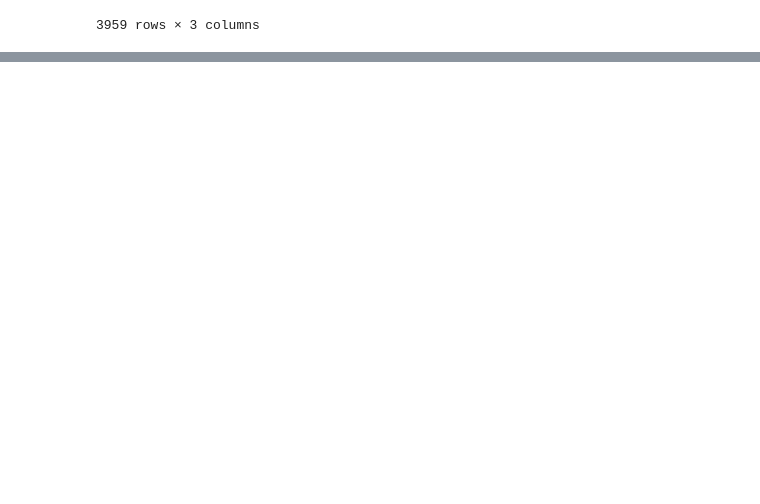
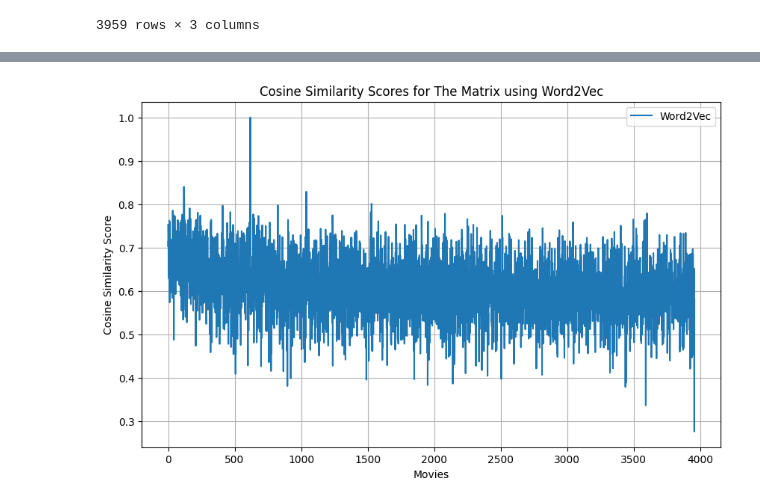
Before and after one commit to fc63/493homework1, a Jupyter notebook: 1.ipynb, the cells around one changed output, grey strips where cells are left out. Saved outputs shown, nothing was run; the diff lists cells and outputs as text; code cells hidden in the pictures; blank space fills up the shorter version.

```diff
--- a/1.ipynb
+++ b/1.ipynb
@@ -257,0 +177,99 @@ Movies recommended using GloVe:
+# %%
+def plot_similarity_scores(title, vector_column, model_name):
+    indices = pd.Series(df.index, index=df["title"]).drop_duplicates()
+    idx = indices.get(title)
+
+    if idx is None:
+        print(f"Movie titled '{title}' not found.")
+        return
+
+    query_vec = df.loc[idx, vector_column].reshape(1, -1)
+    cosine_similarities = cosine_similarity(
+        query_vec, np.vstack(df[vector_column].values)
+    )
+    scores = cosine_similarities.flatten()
+
+    plt.figure(figsize=(10, 6))
+    plt.plot(scores, label=model_name)
+    plt.title(f"Cosine Similarity Scores for {title} using {model_name}")
+    plt.xlabel("Movies")
+    plt.ylabel("Cosine Similarity Score")
+    plt.legend()
+    plt.grid(True)
+    plt.show()
+
+
+def plot_sorted_similarity_scores(title, vector_column, model_name):
+    indices = pd.Series(df.index, index=df["title"]).drop_duplicates()
+    idx = indices.get(title)
+
+    if idx is None:
+        print(f"Movie titled '{title}' not found.")
+        return
+
+    query_vec = df.loc[idx, vector_column].reshape(1, -1)
+    cosine_similarities = cosine_similarity(
+        query_vec, np.vstack(df[vector_column].values)
+    )
+    scores = cosine_similarities.flatten()
+    sorted_scores = scores[(-scores).argsort()]
+
+    plt.figure(figsize=(10, 6))
+    plt.plot(sorted_scores, label=f"Sorted {model_name} Similarity Scores")
+    plt.title(f"Cosine Similarity Scores for {title} (Sorted) using {model_name}")
+    plt.xlabel("Movies (Sorted by Similarity)")
+    plt.ylabel("Cosine Similarity Score")
+    plt.legend()
+    plt.grid(True)
+    plt.show()
+
+
+def get_recommendations(title, vector_column):
+    indices = pd.Series(df.index, index=df["title"]).drop_duplicates()
+    idx = indices.get(title)
+
+    if idx is None:
+        return f"Movie titled '{title}' not found."
+
+    query_vec = df.loc[idx, vector_column].reshape(1, -1)
+    cosine_similarities = cosine_similarity(
+        query_vec, np.vstack(df[vector_column].values)
+    )
+
+    sim_scores = list(enumerate(cosine_similarities[0]))
+    sim_scores = sorted(sim_scores, key=lambda x: x[1], reverse=True)[1:6]
+
+    movie_indices = [i[0] for i in sim_scores]
+    recommended_movies = df.iloc[movie_indices]["title"]
+
+    return recommended_movies, sim_scores
+
+
+def compare_recommendations(title):
+    print(f"For the movie: {title}")
+
+    models = {
+        "Word2Vec": "word2vec_vector",
+        "GloVe": "glove_vector",
+        "FastText": "fasttext_vector",
+        "TF-IDF": "tfidf_vector",
+    }
+
+    for model_name, vector_column in models.items():
+        recommended_movies, sim_scores = get_recommendations(title, vector_column)
+        if isinstance(recommended_movies, str):
+            print(recommended_movies)
+            continue
+        print(f"\nMovies recommended using {model_name}:")
+        for i, (movie, score) in enumerate(zip(recommended_movies, sim_scores), 1):
+            print(f"{i}. {movie} - Score: {score[1]:.4f}")
+
+
+query_film = "The Matrix"
+
+plot_similarity_scores(query_film, "word2vec_vector", "Word2Vec")
+plot_similarity_scores(query_film, "glove_vector", "GloVe")
+plot_similarity_scores(query_film, "fasttext_vector", "FastText")
+plot_similarity_scores(query_film, "tfidf_vector", "TF-IDF")
+# %% [output]
+[figure, added]
```
Also changed, not shown: parts of 13 cells of this notebook.
